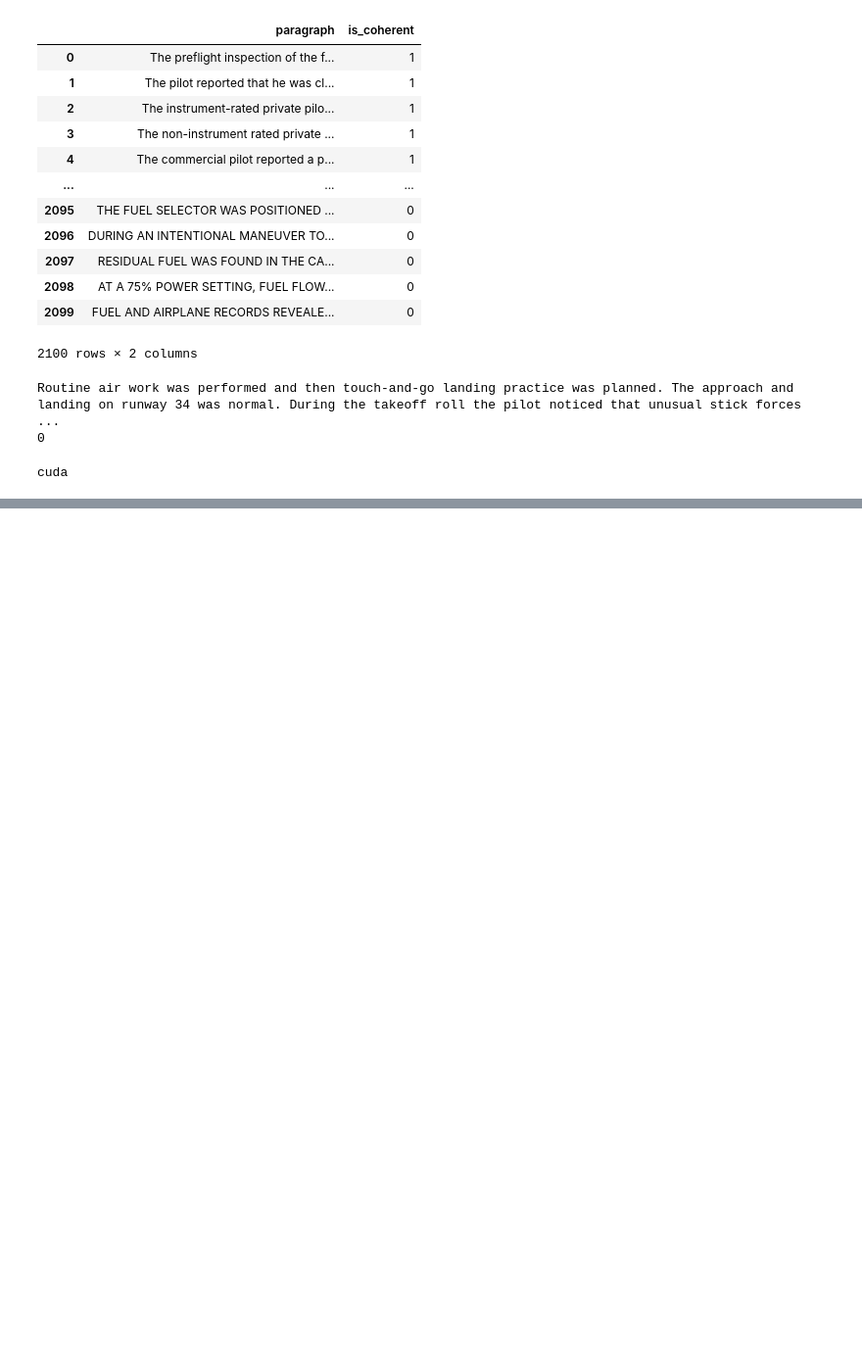
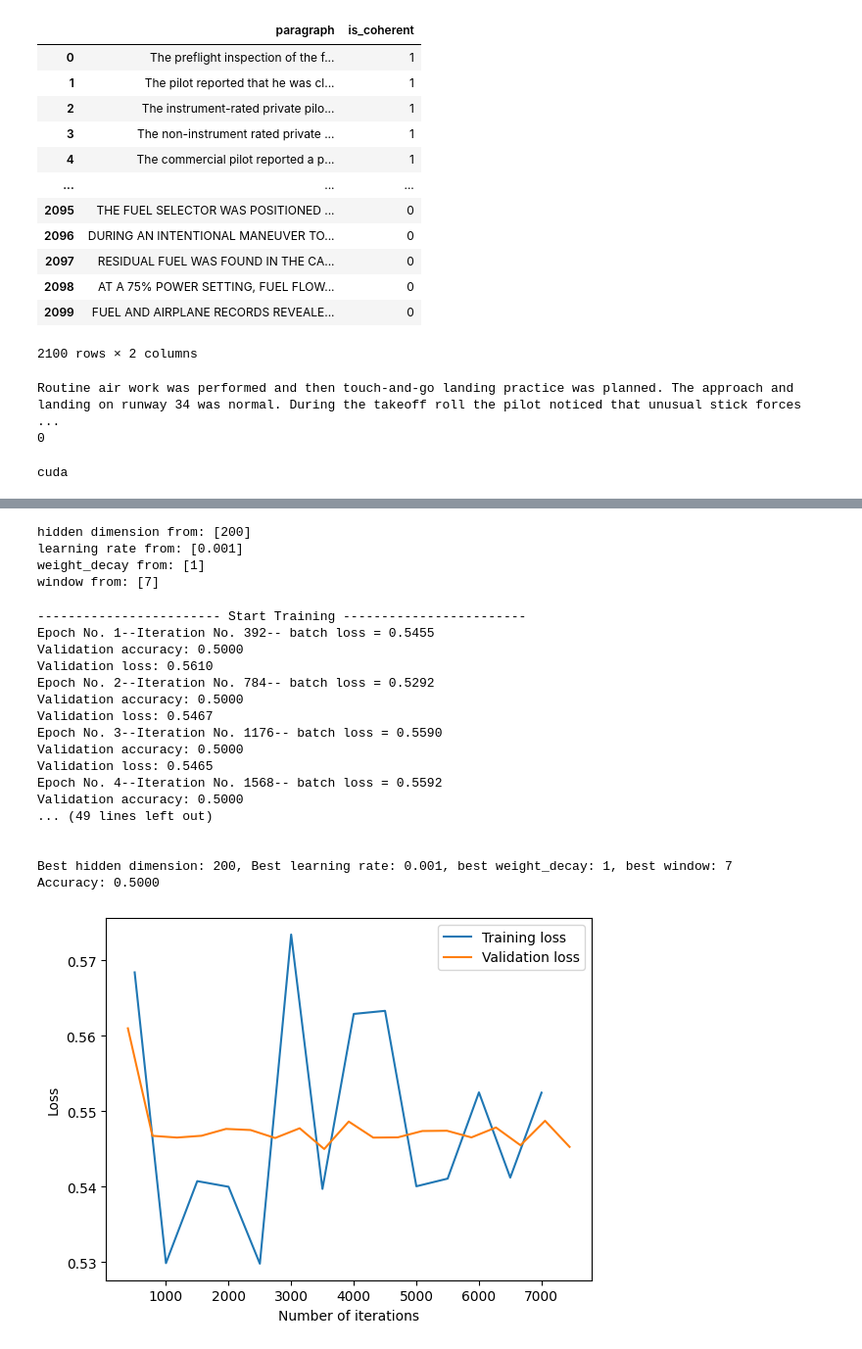
Before and after one commit to RaefM/eecs487, a Jupyter notebook: trainCoherenceModel.ipynb, the cells around one changed output, grey strips where cells are left out. Shown at 98% size. Saved outputs shown, nothing was run; the diff lists cells and outputs as text; code cells hidden in the pictures; blank space fills up the shorter version.

```diff
--- a/trainCoherenceModel.ipynb
+++ b/trainCoherenceModel.ipynb
@@ -89,32 +89,54 @@ Training lasted 6.57 minutes
 # %%
 import itertools
 from tqdm.notebook import tqdm
-from qa import get_hyper_parameters
 
 def search_param_utterance():
     """Experiemnt on different hyper parameters."""
     hidden_dim, learning_rate, weight_decay, window_sizes = get_hyper_parameters()
-    print("hidden dimension from: {}\nlearning rate from: {}\nweight_decay from: {}".format(
-        hidden_dim, learning_rate, weight_decay
+    print("hidden dimension from: {}\nlearning rate from: {}\nweight_decay from: {}\nwindow from: {}".format(
+        hidden_dim, learning_rate, weight_decay, window_sizes
     ))
     best_model, best_stats = None, None
-    best_accuracy, best_lr, best_wd, best_hd = 0, 0, 0, 0
+    best_accuracy, best_lr, best_wd, best_hd, best_window_size = 0, 0, 0, 0, 0
     for hd, lr, wd, window_size in tqdm(itertools.product(hidden_dim, learning_rate, weight_decay, window_sizes),
                            total=len(hidden_dim) * len(learning_rate) * len(weight_decay) * len(window_sizes)):
         net = FFNN(hd, 200, False, 3, device).to(device)
         optim = get_optimizer(net, lr=lr, weight_decay=wd)
-        model, stats = train_model(net, train_loader, dev_loader, optim, num_epoch=50,
-                                   collect_cycle=500, device=device, verbose=False, patience=10)
+        model, stats = train_model(net, train_loader, dev_loader, optim, num_epoch=100,
+                                   collect_cycle=500, device=device, verbose=True, patience=15)
         # print accuracy
-        print(f"{(hd, lr, wd)}: {stats['accuracy']}")
+        print(f"{(hd, lr, wd, window_size)}: {stats['accuracy']}")
         # update best parameters if needed
         if stats['accuracy'] > best_accuracy:
             best_accuracy = stats['accuracy']
             best_model, best_stats = model, stats
             best_hd, best_lr, best_wd, best_window_size = hd, lr, wd, window_size
-    print("\n\nBest hidden dimension: {}, Best learning rate: {}, best weight_decay: {}".format(
-        best_hd, best_lr, best_wd))
+    print("\n\nBest hidden dimension: {}, Best learning rate: {}, best weight_decay: {}, best window: {}".format(
+        best_hd, best_lr, best_wd, best_window_size))
     print("Accuracy: {:.4f}".format(best_accuracy))
     plot_loss(best_stats)
     return best_model
 basic_model = search_param_utterance()
+# %% [output]
+hidden dimension from: [200]
+learning rate from: [0.001]
+weight_decay from: [1]
+window from: [7]
+------------------------ Start Training ------------------------
+Epoch No. 1--Iteration No. 392-- batch loss = 0.5455
+Validation accuracy: 0.5000
+Validation loss: 0.5610
+Epoch No. 2--Iteration No. 784-- batch loss = 0.5292
+Validation accuracy: 0.5000
+Validation loss: 0.5467
+Epoch No. 3--Iteration No. 1176-- batch loss = 0.5590
+Validation accuracy: 0.5000
+Validation loss: 0.5465
+Epoch No. 4--Iteration No. 1568-- batch loss = 0.5592
+Validation accuracy: 0.5000
+... (49 lines left out)
+
+
+Best hidden dimension: 200, Best learning rate: 0.001, best weight_decay: 1, best window: 7
+Accuracy: 0.5000
+[figure, added]
```
Also changed, not shown: parts of 1 cell of this notebook, 1 other file.
